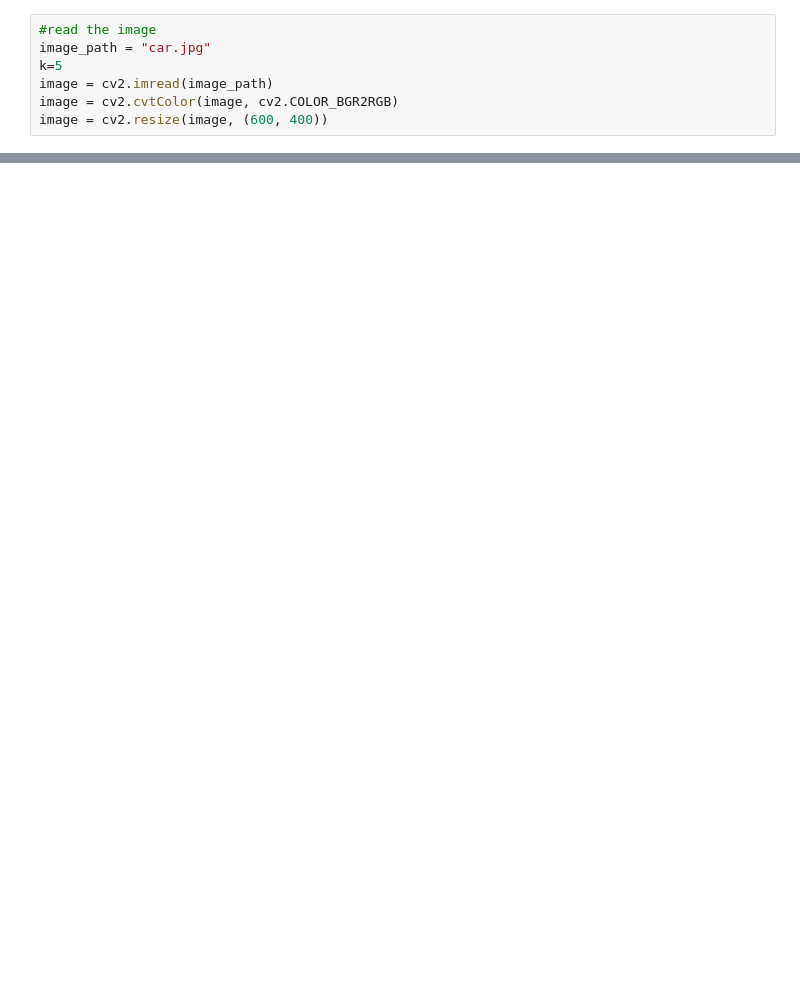
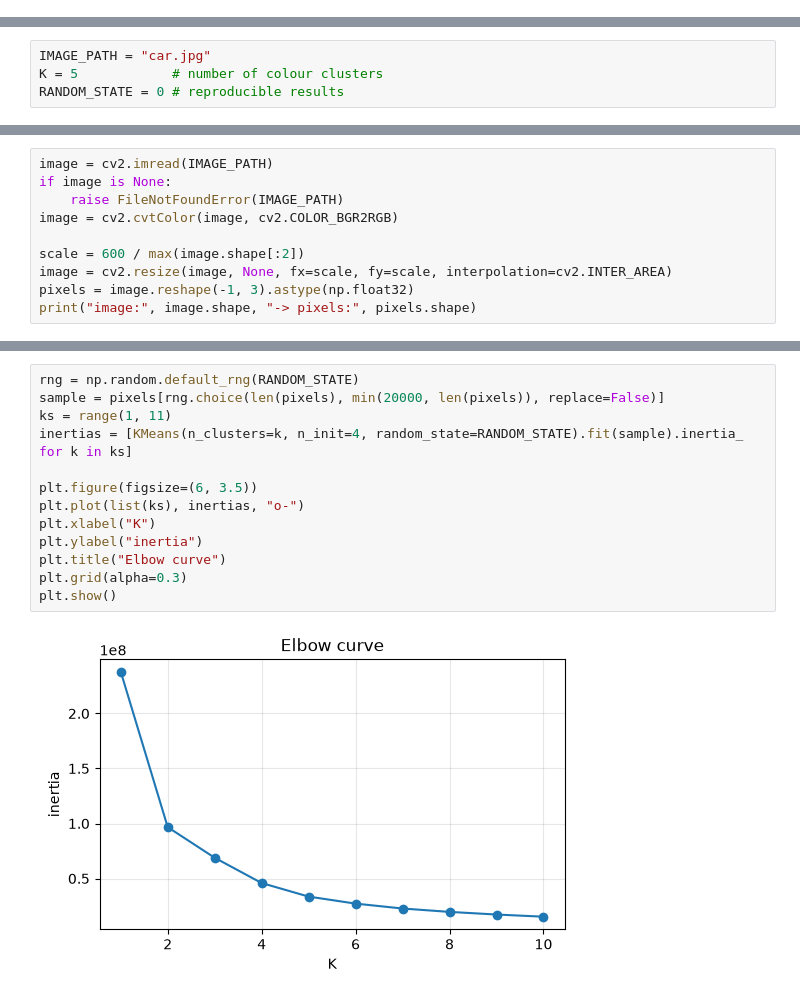
Before and after one commit to mohammed-stalin/multimedia-mining-indexing, a Jupyter notebook: lab2/dominantecolor.ipynb, the cells around one changed output, grey strips where cells are left out. Saved outputs shown, nothing was run; the diff lists cells and outputs as text; blank space fills up the shorter version.

```diff
--- a/lab2/dominantecolor.ipynb
+++ b/lab2/dominantecolor.ipynb
@@ -7,7 +15,0 @@ import matplotlib.pyplot as plt
-# %%
-#read the image
-image_path = "car.jpg"
-k=5
-image = cv2.imread(image_path)
-image = cv2.cvtColor(image, cv2.COLOR_BGR2RGB)
-image = cv2.resize(image, (600, 400))
@@ -54,0 +18,4 @@ plt.show()
+# %%
+IMAGE_PATH = "car.jpg"
+K = 5            # number of colour clusters
+RANDOM_STATE = 0 # reproducible results
@@ -54,0 +25,10 @@ plt.show()
+# %%
+image = cv2.imread(IMAGE_PATH)
+if image is None:
+    raise FileNotFoundError(IMAGE_PATH)
+image = cv2.cvtColor(image, cv2.COLOR_BGR2RGB)
+
+scale = 600 / max(image.shape[:2])
+image = cv2.resize(image, None, fx=scale, fy=scale, interpolation=cv2.INTER_AREA)
+pixels = image.reshape(-1, 3).astype(np.float32)
+print("image:", image.shape, "-> pixels:", pixels.shape)
@@ -54,0 +88,15 @@ plt.show()
+# %%
+rng = np.random.default_rng(RANDOM_STATE)
+sample = pixels[rng.choice(len(pixels), min(20000, len(pixels)), replace=False)]
+ks = range(1, 11)
+inertias = [KMeans(n_clusters=k, n_init=4, random_state=RANDOM_STATE).fit(sample).inertia_ for k in ks]
+
+plt.figure(figsize=(6, 3.5))
+plt.plot(list(ks), inertias, "o-")
+plt.xlabel("K")
+plt.ylabel("inertia")
+plt.title("Elbow curve")
+plt.grid(alpha=0.3)
+plt.show()
+# %% [output]
+[figure, added]
```
Also changed, not shown: parts of 18 cells of this notebook, 1 other file.
